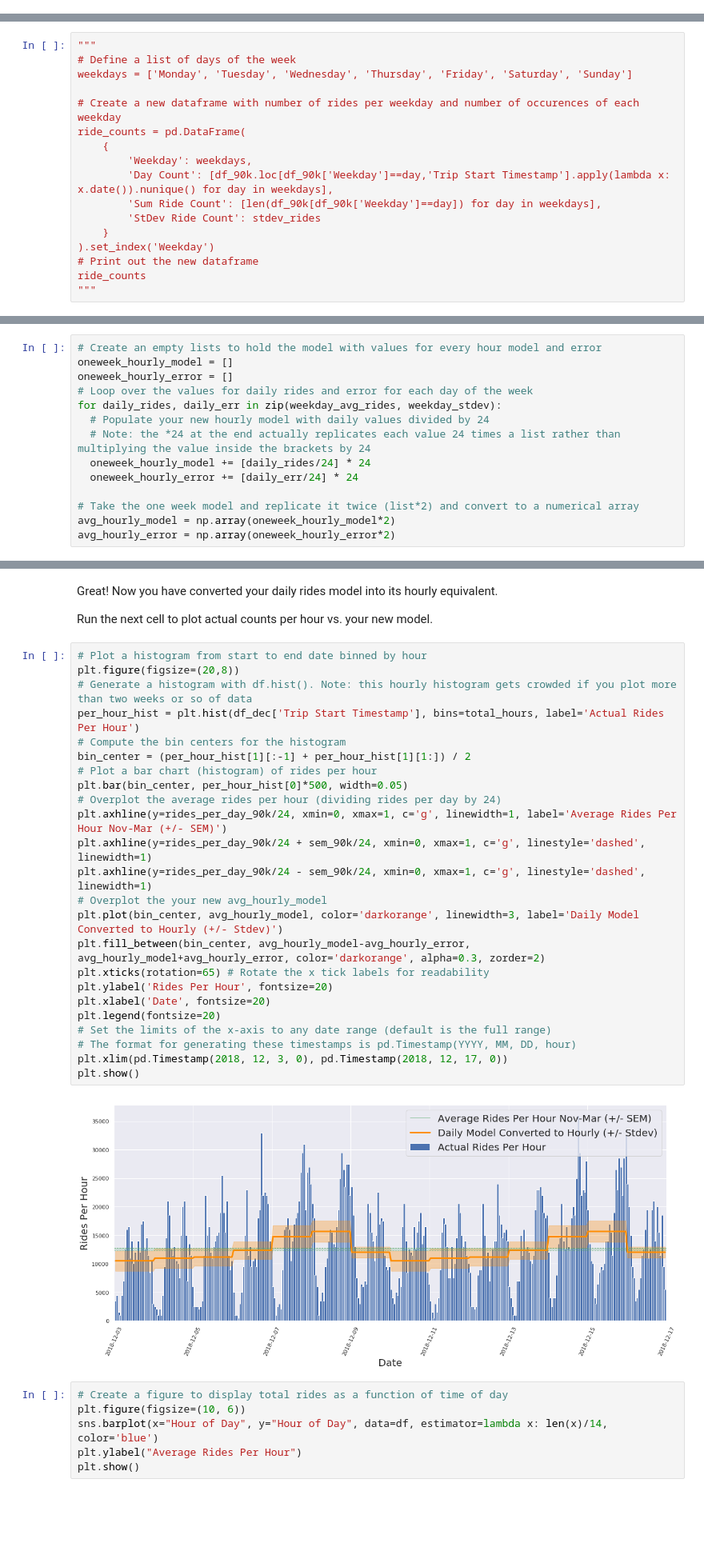
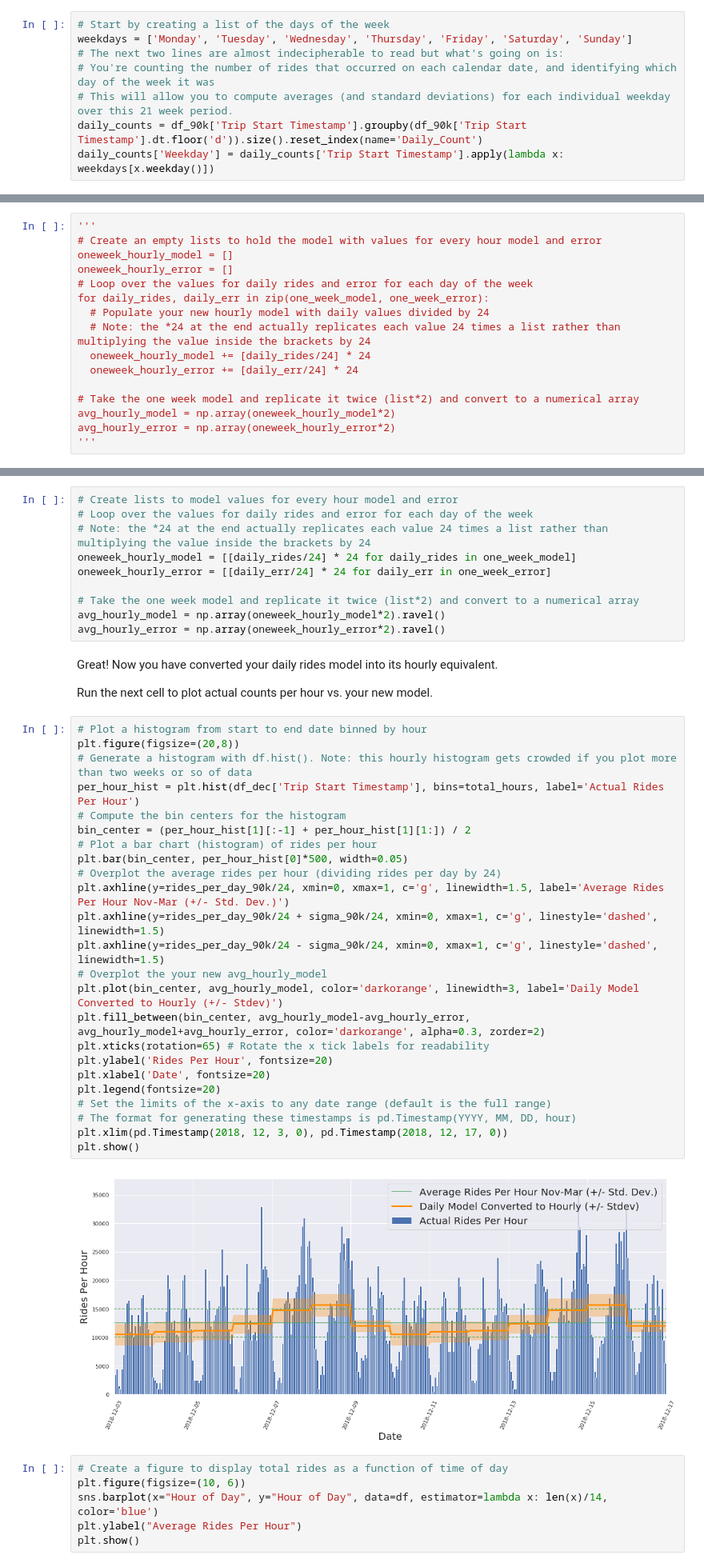
Before and after one commit to ryan-keenan/Data-C4, a Jupyter notebook: Rideshare_Project3.ipynb, the cells around one changed output, grey strips where cells are left out. Shown at 80% size. Saved outputs shown, nothing was run; the diff lists cells and outputs as text; blank space fills up the shorter version.

```diff
--- a/Rideshare_Project3.ipynb
+++ b/Rideshare_Project3.ipynb
@@ -349 +319,9 @@ stdev_rides = [np.std(counts) for counts in ride_counts.values()]
+# %%
+# Start by creating a list of the days of the week
+weekdays = ['Monday', 'Tuesday', 'Wednesday', 'Thursday', 'Friday', 'Saturday', 'Sunday']
+# The next two lines are almost indecipherable to read but what's going on is:
+# You're counting the number of rides that occurred on each calendar date, and identifying which day of the week it was
+# This will allow you to compute averages (and standard deviations) for each individual weekday over this 21 week period.
+daily_counts = df_90k['Trip Start Timestamp'].groupby(df_90k['Trip Start Timestamp'].dt.floor('d')).size().reset_index(name='Daily_Count')
+daily_counts['Weekday'] = daily_counts['Trip Start Timestamp'].apply(lambda x: weekdays[x.weekday()])
 # %%
@@ -380,20 +351,3 @@ ride_counts
 | Friday | 22 | 15581 | 96.794299 | 708.227273 | 354113.636364 | 48397.149616 |
 | Saturday | 22 | 16541 | 91.652187 | 751.863636 | 375931.818182 | 45826.093486 |
 | Sunday | 22 | 12673 | 45.945596 | 576.045455 | 288022.727273 | 22972.798238 |
-# %%
-"""
-# Define a list of days of the week
-weekdays = ['Monday', 'Tuesday', 'Wednesday', 'Thursday', 'Friday', 'Saturday', 'Sunday']
-
-# Create a new dataframe with number of rides per weekday and number of occurences of each weekday
-ride_counts = pd.DataFrame(
-    {
-        'Weekday': weekdays,
-        'Day Count': [df_90k.loc[df_90k['Weekday']==day,'Trip Start Timestamp'].apply(lambda x: x.date()).nunique() for day in weekdays],
-        'Sum Ride Count': [len(df_90k[df_90k['Weekday']==day]) for day in weekdays],
-        'StDev Ride Count': stdev_rides
-    }
-).set_index('Weekday')
-# Print out the new dataframe
-ride_counts
-"""
@@ -534,11 +439,12 @@ total_hours = round(time_delta.total_seconds()/3600)
 
 Run the next cell to take your daily rides model and make an hourly prediction by simply dividing daily rides by 24 (assuming an equal number of rides for each hour of the day)
 # %%
+'''
 # Create an empty lists to hold the model with values for every hour model and error
 oneweek_hourly_model = []
 oneweek_hourly_error = []
 # Loop over the values for daily rides and error for each day of the week
-for daily_rides, daily_err in zip(weekday_avg_rides, weekday_stdev):
+for daily_rides, daily_err in zip(one_week_model, one_week_error):
   # Populate your new hourly model with daily values divided by 24
   # Note: the *24 at the end actually replicates each value 24 times a list rather than multiplying the value inside the brackets by 24
   oneweek_hourly_model += [daily_rides/24] * 24
@@ -547,3 +453,4 @@ for daily_rides, daily_err in zip(weekday_avg_rides, weekday_stdev):
 # Take the one week model and replicate it twice (list*2) and convert to a numerical array
 avg_hourly_model = np.array(oneweek_hourly_model*2)
 avg_hourly_error = np.array(oneweek_hourly_error*2)
+'''
@@ -550,3 +459,13 @@ avg_hourly_error = np.array(oneweek_hourly_error*2)
+# %%
+# Create lists to model values for every hour model and error
+# Loop over the values for daily rides and error for each day of the week
+# Note: the *24 at the end actually replicates each value 24 times a list rather than multiplying the value inside the brackets by 24
+oneweek_hourly_model = [[daily_rides/24] * 24 for daily_rides in one_week_model]
+oneweek_hourly_error = [[daily_err/24] * 24 for daily_err in one_week_error]
+
+# Take the one week model and replicate it twice (list*2) and convert to a numerical array
+avg_hourly_model = np.array(oneweek_hourly_model*2).ravel()
+avg_hourly_error = np.array(oneweek_hourly_error*2).ravel()
 # %% [markdown]
 Great! Now you have converted your daily rides model into its hourly equivalent.
 
@@ -554,29 +473,29 @@ Run the next cell to plot actual counts per hour vs. your new model.
 # %%
 # Plot a histogram from start to end date binned by hour
 plt.figure(figsize=(20,8))
 # Generate a histogram with df.hist(). Note: this hourly histogram gets crowded if you plot more than two weeks or so of data
 per_hour_hist = plt.hist(df_dec['Trip Start Timestamp'], bins=total_hours, label='Actual Rides Per Hour')
 # Compute the bin centers for the histogram
 bin_center = (per_hour_hist[1][:-1] + per_hour_hist[1][1:]) / 2
 # Plot a bar chart (histogram) of rides per hour
 plt.bar(bin_center, per_hour_hist[0]*500, width=0.05)
 # Overplot the average rides per hour (dividing rides per day by 24)
-plt.axhline(y=rides_per_day_90k/24, xmin=0, xmax=1, c='g', linewidth=1, label='Average Rides Per Hour Nov-Mar (+/- SEM)')
-plt.axhline(y=rides_per_day_90k/24 + sem_90k/24, xmin=0, xmax=1, c='g', linestyle='dashed', linewidth=1)
-plt.axhline(y=rides_per_day_90k/24 - sem_90k/24, xmin=0, xmax=1, c='g', linestyle='dashed', linewidth=1)
+plt.axhline(y=rides_per_day_90k/24, xmin=0, xmax=1, c='g', linewidth=1.5, label='Average Rides Per Hour Nov-Mar (+/- Std. Dev.)')
+plt.axhline(y=rides_per_day_90k/24 + sigma_90k/24, xmin=0, xmax=1, c='g', linestyle='dashed', linewidth=1.5)
+plt.axhline(y=rides_per_day_90k/24 - sigma_90k/24, xmin=0, xmax=1, c='g', linestyle='dashed', linewidth=1.5)
 # Overplot the your new avg_hourly_model
 plt.plot(bin_center, avg_hourly_model, color='darkorange', linewidth=3, label='Daily Model Converted to Hourly (+/- Stdev)')
 plt.fill_between(bin_center, avg_hourly_model-avg_hourly_error, avg_hourly_model+avg_hourly_error, color='darkorange', alpha=0.3, zorder=2)
 plt.xticks(rotation=65) # Rotate the x tick labels for readability
 plt.ylabel('Rides Per Hour', fontsize=20)
 plt.xlabel('Date', fontsize=20)
 plt.legend(fontsize=20)
 # Set the limits of the x-axis to any date range (default is the full range)
 # The format for generating these timestamps is pd.Timestamp(YYYY, MM, DD, hour)
 plt.xlim(pd.Timestamp(2018, 12, 3, 0), pd.Timestamp(2018, 12, 17, 0))
 plt.show()
 # %% [output]
-[figure, old version]
+[figure, new version]
 # %%
 # Create a figure to display total rides as a function of time of day
 plt.figure(figsize=(10, 6))
```
Also changed, not shown: parts of 13 cells of this notebook.
